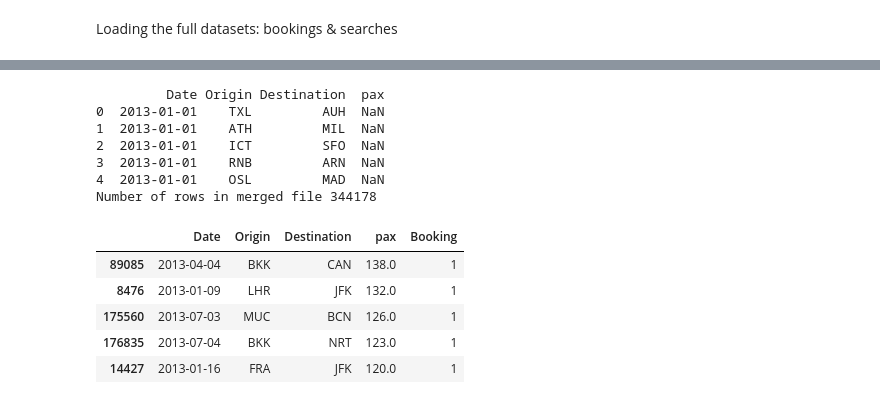
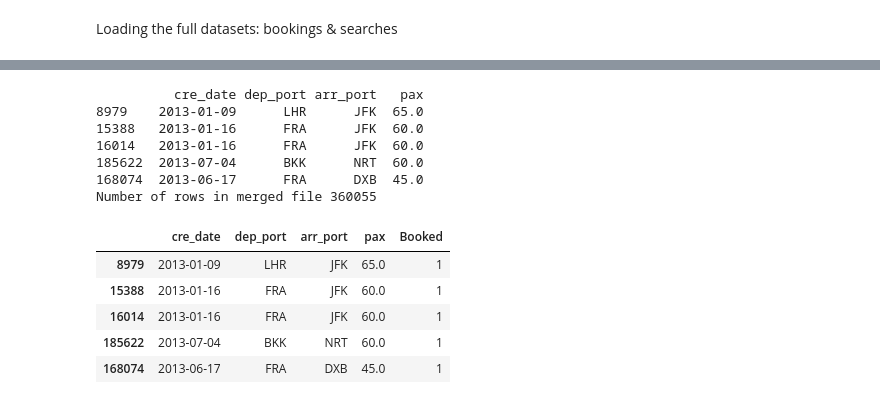
Before and after one commit to caresppen/DSChallenge, a Jupyter notebook: Ex4.ipynb, the cells around one changed output, grey strips where cells are left out. Saved outputs shown, nothing was run; the diff lists cells and outputs as text; code cells hidden in the pictures.

```diff
--- a/Ex4.ipynb
+++ b/Ex4.ipynb
@@ -324,5 +321,5 @@ Rows loaded: 10000010
 # %%
-bookings = pd.concat(b_chunks).drop_duplicates()
-print(bookings.head())
-print("Number of rows in bookings:", bookings.shape[0])
+df_bookings.drop_duplicates(inplace=True)
+print(df_bookings.head())
+print("Number of rows in bookings:", df_bookings.shape[0])
 # %% [output]
@@ -336 +372,3 @@ print("Number of rows in bookings:", bookings.shape[0])
+# %%
+searches_out = 'searches_cleaned.csv'
 # %%
@@ -377,0 +412,5 @@ Number of rows in searches: 344178
+# %%
+cols_searches = ['Date', 'Origin', 'Destination']
+df_searches = pd.read_csv(searches_out, sep='^', usecols=cols_searches).dropna()
+
+df_searches.head()
@@ -378,28 +424,33 @@ Number of rows in searches: 344178
 # %%
-sch_bkg = searches.merge(bookings, left_on=['Date', 'Origin', 'Destination'], right_on=['cre_date', 'dep_port', 'arr_port'], how='left')
-sch_bkg = sch_bkg.drop(['cre_date', 'dep_port', 'arr_port'], axis=1)
+sch_bkg = df_searches.merge(df_bookings,
+                            left_on=['Date', 'Origin', 'Destination'],
+                            right_on=['cre_date', 'dep_port', 'arr_port'],
+                            how='left')
+
+sch_bkg = sch_bkg.drop(['Date', 'Origin', 'Destination'], axis=1)
+sch_bkg = sch_bkg.sort_values(by='pax', ascending=False)
+
 print(sch_bkg.head())
 print("Number of rows in merged file", sch_bkg.shape[0])
 # %% [output]
-         Date Origin Destination  pax
-0  2013-01-01    TXL         AUH  NaN
-1  2013-01-01    ATH         MIL  NaN
-2  2013-01-01    ICT         SFO  NaN
-3  2013-01-01    RNB         ARN  NaN
-4  2013-01-01    OSL         MAD  NaN
-Number of rows in merged file 344178
+          cre_date dep_port arr_port   pax
+8979    2013-01-09      LHR      JFK  65.0
+15388   2013-01-16      FRA      JFK  60.0
+16014   2013-01-16      FRA      JFK  60.0
+185622  2013-07-04      BKK      NRT  60.0
+168074  2013-06-17      FRA      DXB  45.0
+Number of rows in merged file 360055
 # %%
-sch_bkg['Booking'] = np.where(
+sch_bkg['Booked'] = np.where(
                             sch_bkg.pax.isna(),
                             0,
                             1)
-sch_bkg = sch_bkg.sort_values(by='pax', ascending=False)
 sch_bkg.head()
 # %% [output]
-|  | Date | Origin | Destination | pax | Booking |
-| 89085 | 2013-04-04 | BKK | CAN | 138.0 | 1 |
-| 8476 | 2013-01-09 | LHR | JFK | 132.0 | 1 |
-| 175560 | 2013-07-03 | MUC | BCN | 126.0 | 1 |
-| 176835 | 2013-07-04 | BKK | NRT | 123.0 | 1 |
-| 14427 | 2013-01-16 | FRA | JFK | 120.0 | 1 |
+|  | cre_date | dep_port | arr_port | pax | Booked |
+| 8979 | 2013-01-09 | LHR | JFK | 65.0 | 1 |
+| 15388 | 2013-01-16 | FRA | JFK | 60.0 | 1 |
+| 16014 | 2013-01-16 | FRA | JFK | 60.0 | 1 |
+| 185622 | 2013-07-04 | BKK | NRT | 60.0 | 1 |
+| 168074 | 2013-06-17 | FRA | DXB | 45.0 | 1 |
 # %%
```
Also changed, not shown: parts of 22 cells of this notebook.
